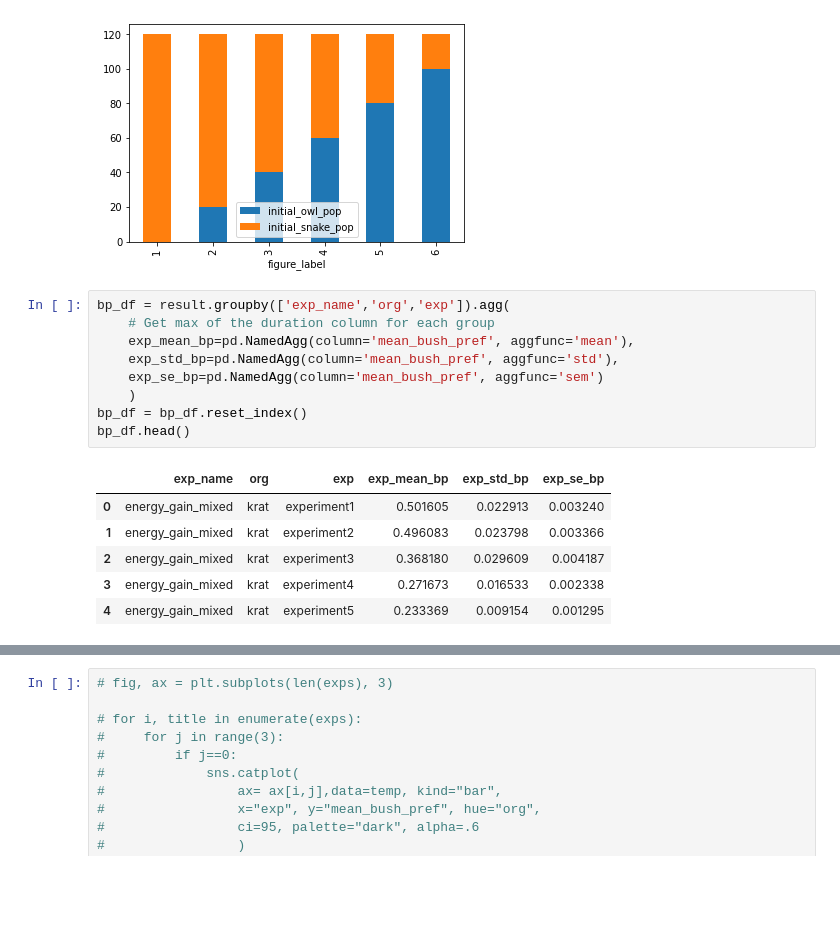
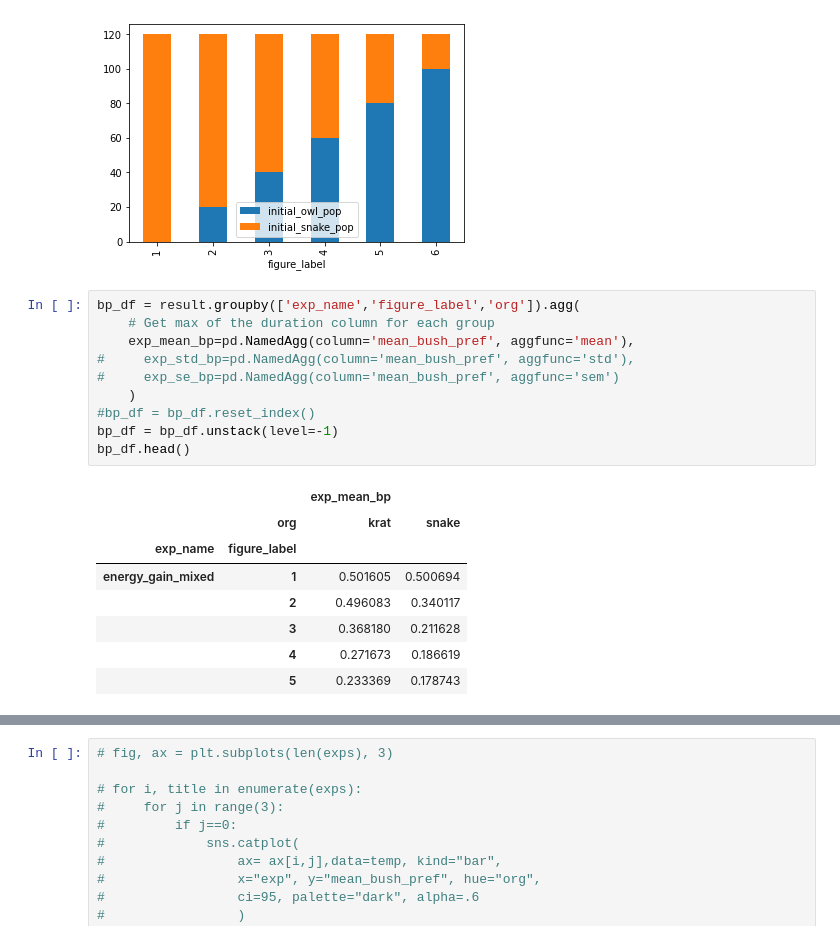
Before and after one commit to michaelremington2/uumarrty_post_sim_analysis, a Jupyter notebook: Figures_and_stats.ipynb, the cells around one changed output, grey strips where cells are left out. Saved outputs shown, nothing was run; the diff lists cells and outputs as text; blank space fills up the shorter version.

```diff
--- a/Figures_and_stats.ipynb
+++ b/Figures_and_stats.ipynb
@@ -74,19 +89,22 @@ df_owl.set_index('figure_label').plot(kind='bar', stacked=True)
 <AxesSubplot:xlabel='figure_label'>
 [figure]
 # %%
-bp_df = result.groupby(['exp_name','org','exp']).agg(
+bp_df = result.groupby(['exp_name','figure_label','org']).agg(
     # Get max of the duration column for each group
     exp_mean_bp=pd.NamedAgg(column='mean_bush_pref', aggfunc='mean'),
-    exp_std_bp=pd.NamedAgg(column='mean_bush_pref', aggfunc='std'),
-    exp_se_bp=pd.NamedAgg(column='mean_bush_pref', aggfunc='sem')
+#     exp_std_bp=pd.NamedAgg(column='mean_bush_pref', aggfunc='std'),
+#     exp_se_bp=pd.NamedAgg(column='mean_bush_pref', aggfunc='sem')
     )
-bp_df = bp_df.reset_index()
+#bp_df = bp_df.reset_index()
+bp_df = bp_df.unstack(level=-1)
 bp_df.head()
 # %% [output]
-|  | exp_name | org | exp | exp_mean_bp | exp_std_bp | exp_se_bp |
-| 0 | energy_gain_mixed | krat | experiment1 | 0.501605 | 0.022913 | 0.003240 |
-| 1 | energy_gain_mixed | krat | experiment2 | 0.496083 | 0.023798 | 0.003366 |
-| 2 | energy_gain_mixed | krat | experiment3 | 0.368180 | 0.029609 | 0.004187 |
-| 3 | energy_gain_mixed | krat | experiment4 | 0.271673 | 0.016533 | 0.002338 |
-| 4 | energy_gain_mixed | krat | experiment5 | 0.233369 | 0.009154 | 0.001295 |
+|  |  | exp_mean_bp |  |
+|  | org | krat | snake |
+| exp_name | figure_label |  |  |
+| energy_gain_mixed | 1 | 0.501605 | 0.500694 |
+|  | 2 | 0.496083 | 0.340117 |
+|  | 3 | 0.368180 | 0.211628 |
+|  | 4 | 0.271673 | 0.186619 |
+|  | 5 | 0.233369 | 0.178743 |
 # %%
```
Also changed, not shown: parts of 13 cells of this notebook, 3 other files.
